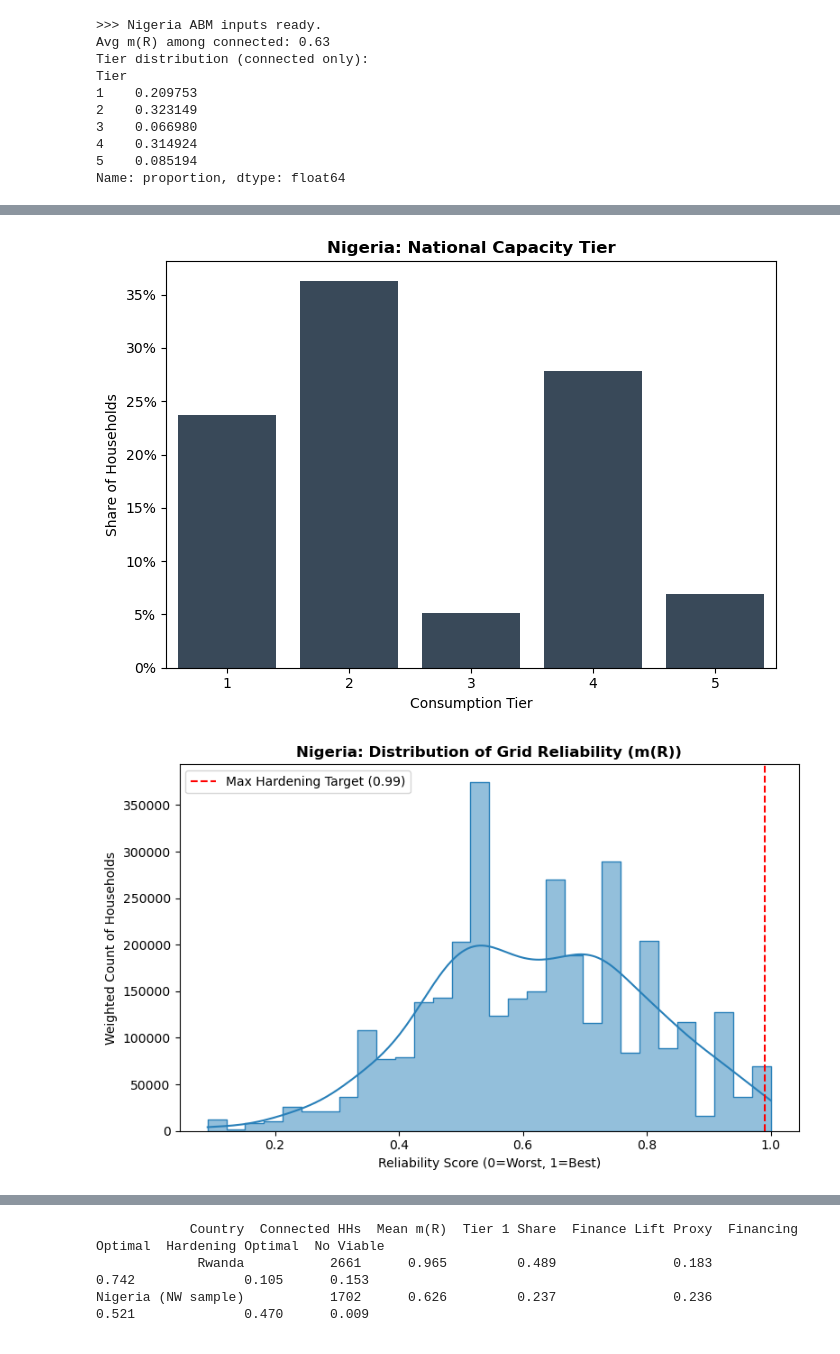
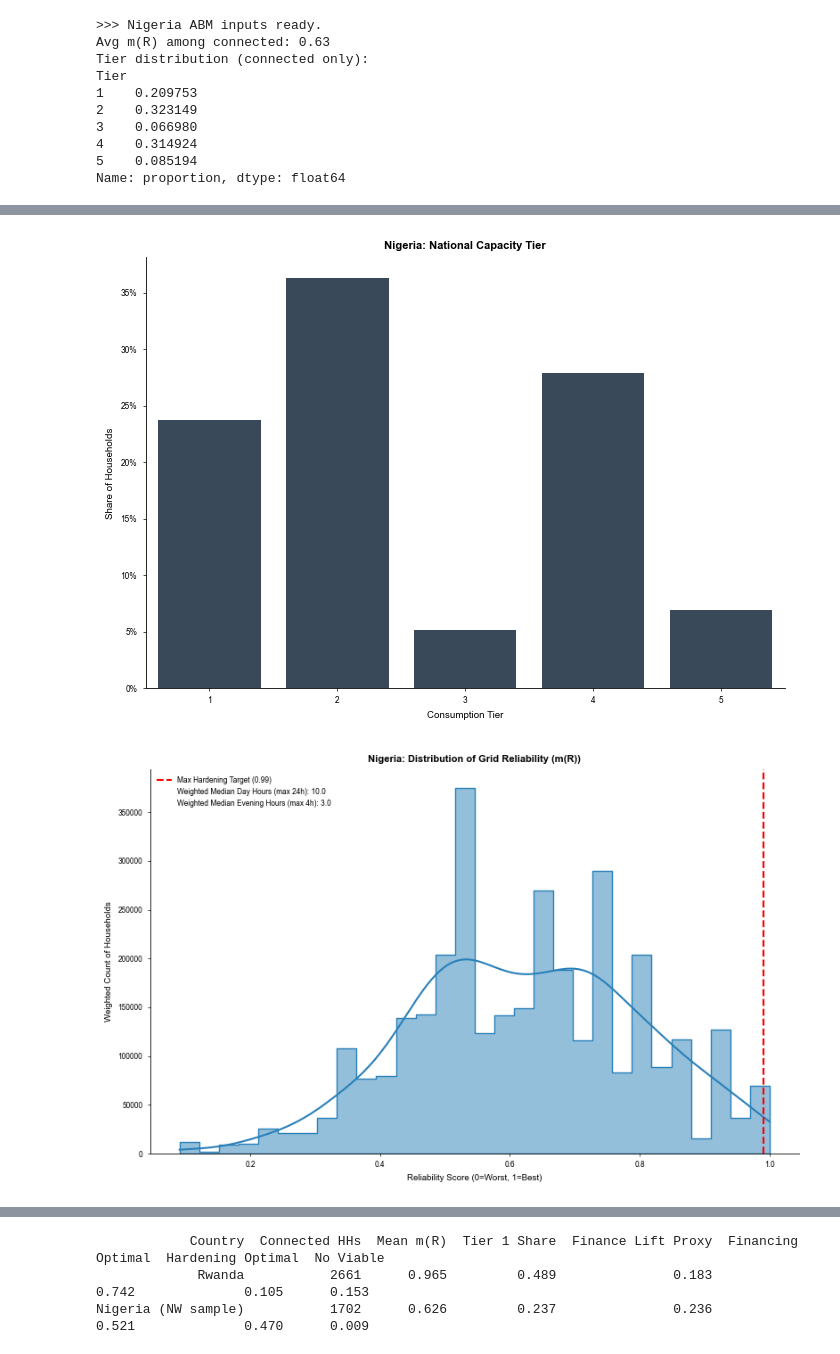
Before and after one commit to ekohgenius/phd_research_electricity_demand_traps, a Jupyter notebook: code/journal_paper.ipynb, the cells around one changed output, grey strips where cells are left out. Saved outputs shown, nothing was run; the diff lists cells and outputs as text; code cells hidden in the pictures.

Commit message:
Update ABM analysis, figures, and NPV results

```diff
--- a/code/journal_paper.ipynb
+++ b/code/journal_paper.ipynb
@@ -551,7 +538,7 @@ print(f"   - Rural:        {rural_trap:.1%}")
    - Urban:        23.5%
    - Rural:        60.6%
 # %%
-# Cell 5b: Credit Lift and Elasticity Analysis (Publication Ready)
+# Cell 5b: credit lift and elasticity analysis
 
 print("\n--- CREDIT LIFT CALCULATION ---")
 PROB_LIFT_FROM_DATA = 0.08  # default
@@ -590,7 +577,7 @@ if df_h_raw is not None:
 
     plt.figure(figsize=(8,5))
     sns.barplot(data=ladder, x='Scenario', y='Adoption', hue='Scenario', palette="Greens", legend=False)
-    plt.title("Adoption Probability by Credit Terms", fontweight='bold')
+    plt.title("Rwanda: Adoption Probability by Credit Terms", fontweight='bold')
     plt.ylabel("Market Adoption Probability")
     plt.ylim(0,0.6) # Set limit to 60% for clarity
     plt.gca().yaxis.set_major_formatter(mtick.PercentFormatter(1.0))
@@ -3180,17 +3237,7 @@ plt.tight_layout()
 plt.savefig("../results/ng_fig_capacity_trap_national.png", dpi=300)
 plt.show()
 
-plt.figure(figsize=(8,5))
-sns.histplot(data=ng_grid_users, x="m_R", weights="HH_WT", bins=30, kde=True, color="#2980b9", element="step")
-plt.title("Nigeria: Distribution of Grid Reliability (m(R))", fontweight="bold")
-plt.xlabel("Reliability Score (0=Worst, 1=Best)")
-plt.ylabel("Weighted Count of Households")
-plt.axvline(0.99, color="red", linestyle="--", label="Max Hardening Target (0.99)")
-plt.legend()
-plt.tight_layout()
-plt.savefig("../results/ng_fig_reliability_distribution.png", dpi=300)
-plt.show()
-
+# reliability distribution, with median day/evening hours called out
 plt.figure(figsize=(8,5))
 sns.histplot(
     data=ng_grid_users, x="m_R", weights="HH_WT",
@@ -3203,32 +3250,32 @@ plt.ylabel("Weighted Count of Households")
 
 plt.axvline(0.99, color="red", linestyle="--", label="Max Hardening Target (0.99)")
 
 # ---------- Legend text block ----------
 plt.plot([], [], ' ', label=f"Weighted Median Day Hours (max 24h): {day_med:.1f}")
 plt.plot([], [], ' ', label=f"Weighted Median Evening Hours (max 4h): {eve_med:.1f}")
 
 plt.legend()
 plt.tight_layout()
 plt.savefig("../results/ng_fig_reliability_distribution.png", dpi=300)
 plt.show()
 # %% [output]
 --- NIGERIA DIAGNOSTIC REPORT ---
 1. RELIABILITY (m(R))
    - National Avg: 0.63
    - Urban:        0.61
    - Rural:        0.64
 ------------------------------
 2. CAPACITY TRAP (Share of HHs in Tier 1)
    - National Avg: 23.7%
    - Urban:        11.3%
    - Rural:        37.0%
 
 --- NIGERIA FINANCE LIFT FROM SECTION K ---
 Cash Adoption: 38.9%
 + 6 Months:    49.4%
 + 12 Months:   59.2%
 + 24 Months:   62.5%
 CREDIT MULTIPLIER: 1.61x
 Absolute lift used in model: 0.236
-[figure, old version]
+[figure, new version]
-[figure, old version]
+[figure, new version]
```
Also changed, not shown: parts of 47 cells of this notebook, 34 other files.
